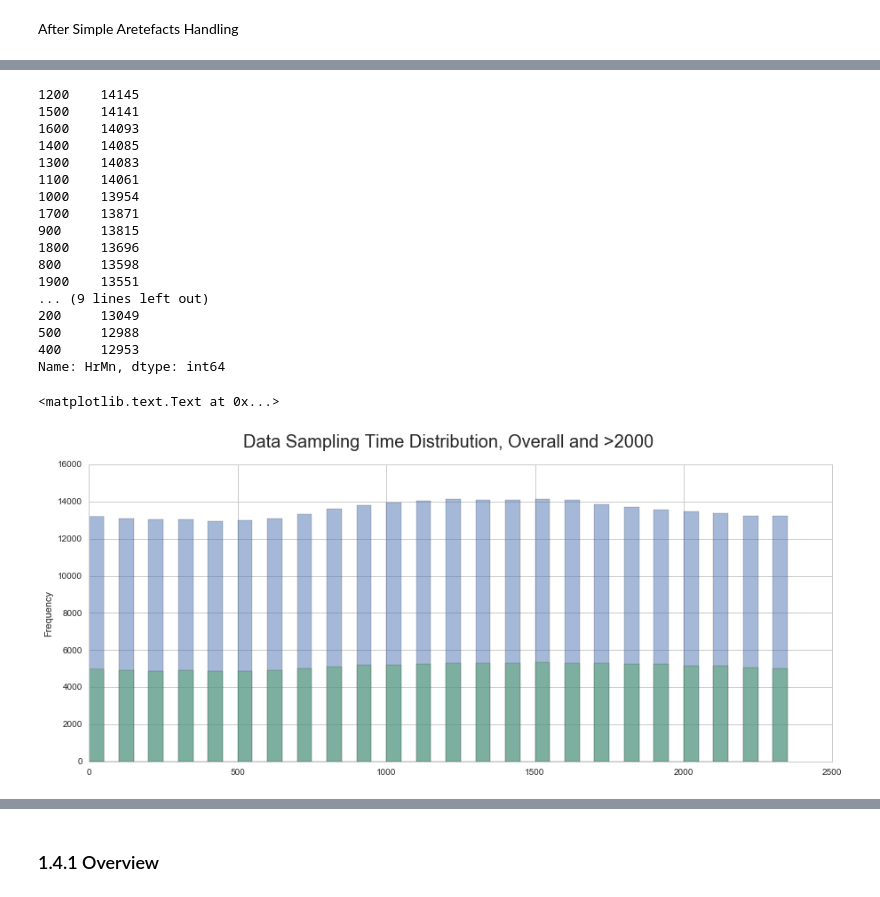
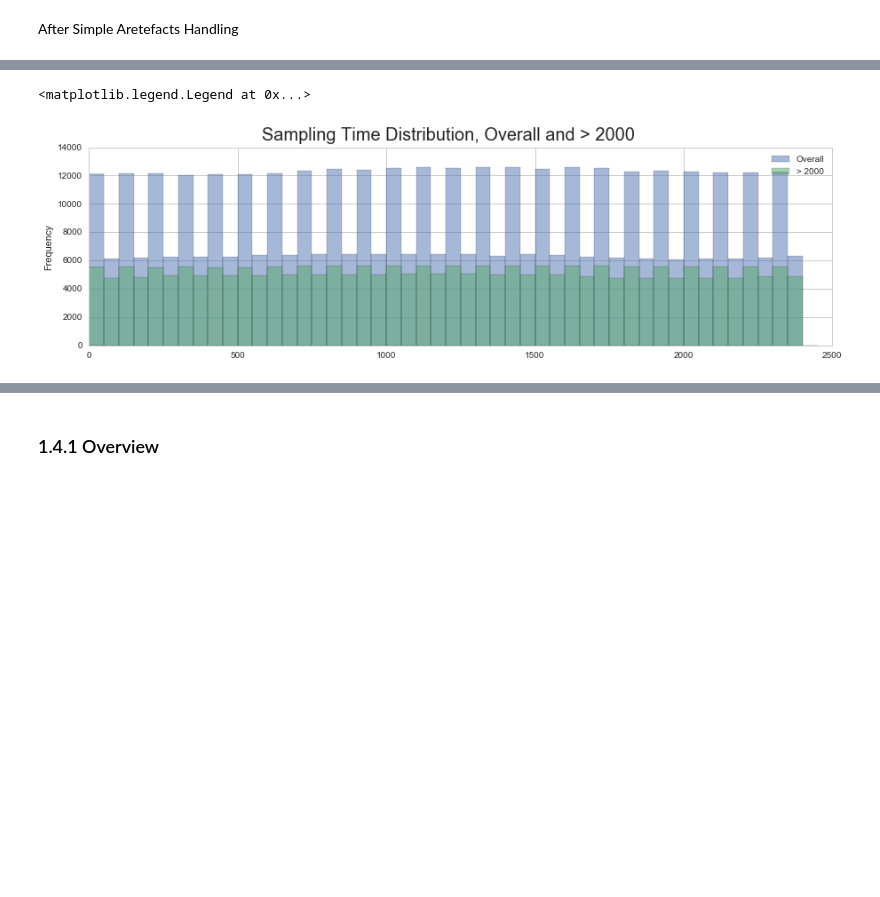
Before and after one commit to cqcn1991/Wind-Speed-Analysis, a Jupyter notebook: time_shift.ipynb, the cells around one changed output, grey strips where cells are left out. Cells and saved outputs as stored; diff of their text form; code cells hidden in the pictures; blank space fills up the shorter version.

```diff
--- a/time_shift.ipynb
+++ b/time_shift.ipynb
@@ -71,5 +66,0 @@ df.describe()
-# %%
-# select year 1945-2014, dir < 999, speed<999
-df = df[(df['dir'] < 999) & (df['speed'] < 999)& (df['date'] < 20150000) ]
-df.index= df['date']
-df['speed'].plot(legend=True,figsize=(10,4), grid=True)
@@ -79,8 +87,15 @@ df['speed'].plot(legend=True,figsize=(10,4), grid=True)
 # %%
 # Using speed unit in knot instead of m/s
 # need more elaboration, some is not near an integer
-if not re.findall(ur'[\u4e00-\u9fff]+', uipath):
+if re.findall(ur'[\u4e00-\u9fff]+', uipath):
+    knot_unit = False
+elif 'huspel' in ipath:
+    knot_unit = False
+else:
     df.rename(columns={'speed':'speed_mps'}, inplace=True)
     df['speed']=df['speed_mps']
     df['speed']=df['speed_mps']*1.943845
     df['speed']=df['speed'].apply(lambda x: int(round(x)))
+    knot_unit = True
+
+df['speed'].plot(legend=True,figsize=(10,4), grid=True)
@@ -90,13 +104,0 @@ df['dir'] = df['dir'].apply(lambda x: x%360)
-# %%
-# Data Selection
-# Marham, date >1973
-# Ciampino, date： 1973~2014
-if "ciampino" not in ipath:
-    df = df[ (df['date'] > 19730000) & (df['date'] < 20150000)]
-    df = df[(df['HrMn'] % 100 <= 0.1)]
-#     df = df[(df['type'] == 'FM-12')]
-#     df = df[(df['HrMn'] % 1200 == 0)]
-else:
-    # For Roma Ciampino
-    df = df[ (df['date'] > 19720000) & (df['date'] < 20150000)]
-    df = df[(df['HrMn'] % 100 == 15)|(df['HrMn'] % 100 == 45)|(df['HrMn'] % 100 == 20)|(df['HrMn'] % 100 == 50)]
@@ -142,7 +137,8 @@ df['incre'].plot(kind='hist', bins=bins, legend=True)
 # %%
 # Simple Artefacts Handling
-df =  df[ (df['incre'] < 20)&(df['incre_reverse'] < 20)]
-df = df[df['dir'] % 10 <= 0.1]
+incre_threshold = 20 if knot_unit else 10
+df = df.query('(incre < @incre_threshold )&(incre_reverse < @incre_threshold )')
+df = df.query('dir % 10 <= 0.1')
 # %% [markdown]
 After Simple Aretefacts Handling
 # %%
@@ -166,30 +182,15 @@ df.sort_values(by='speed',ascending=False).head(10)
 # %%
 # Ensure data sampled equally
-display(df['HrMn'].value_counts())
 bins=np.arange(min(df.HrMn), max(df.HrMn) + 100, 50)
-df['HrMn'].hist(bins=bins, alpha=0.5,figsize=(15, 6))
 
-df_temp = df[df['date'] > 20000000]
-df_temp['HrMn'].plot(kind='hist', alpha=0.5,figsize=(15, 6),bins=bins)
+df['HrMn'].plot(
+    kind='hist', alpha=0.5,figsize=(15, 4),bins=bins, label='Overall')
 
-plt.suptitle('Data Sampling Time Distribution, Overall and >2000', fontsize = 20)
+df.query('date > 20000000')['HrMn'].plot(
+    kind='hist', alpha=0.5,figsize=(15, 4),bins=bins, label='> 2000' )
+
+plt.suptitle('Sampling Time Distribution, Overall and > 2000', fontsize = 20)
+plt.legend()
 # %% [output]
-1200    14145
-1500    14141
-1600    14093
-1400    14085
-1300    14083
-1100    14061
-1000    13954
-1700    13871
-900     13815
-1800    13696
-800     13598
-1900    13551
-... (9 lines left out)
-200     13049
-500     12988
-400     12953
-Name: HrMn, dtype: int64
+<matplotlib.legend.Legend at 0x...>
-<matplotlib.text.Text at 0x...>
-[figure, old version]
+[figure, new version]
```
Also changed, not shown: parts of 84 cells of this notebook, 10 other files.
